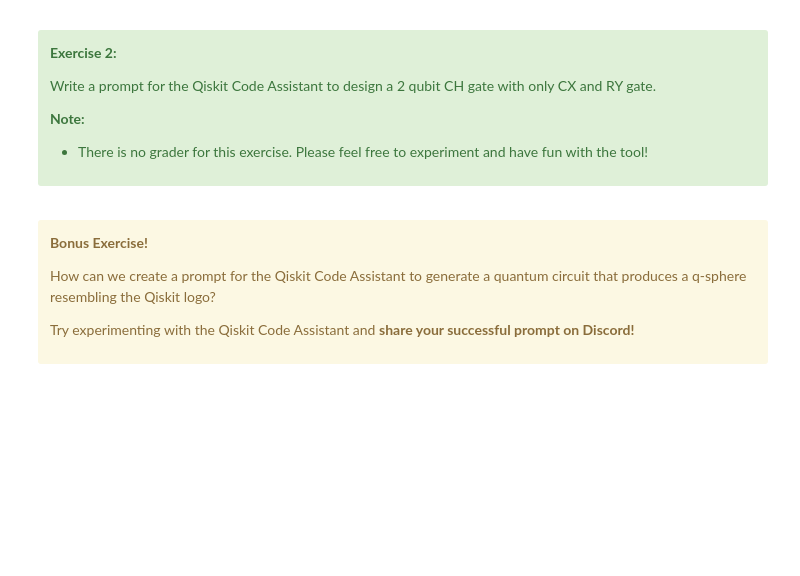
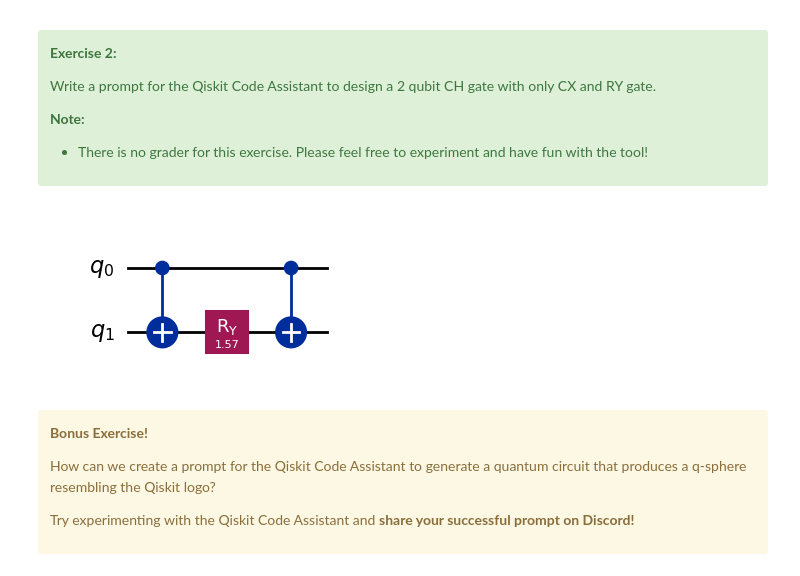
Before and after one commit to qiskit-community/ibm-quantum-challenge-2024, a Jupyter notebook: content/lab_3/lab-3-code-assistant.ipynb, the cells around one changed output. Cells and saved outputs as stored; diff of their text form; code cells hidden in the pictures; blank space fills up the shorter version.

```diff
--- a/content/lab_3/lab-3-code-assistant.ipynb
+++ b/content/lab_3/lab-3-code-assistant.ipynb
@@ -183,7 +230,15 @@ Write a prompt for the Qiskit Code Assistant to design a 2 qubit CH gate with on
 - There is no grader for this exercise. Please feel free to experiment and have fun with the tool!
 </div>
 # %%
-# Enter your prompt here - Delete this line
+# Design a 2 qubit CH gate with only CX and RY gate.
+from qiskit import QuantumCircuit
+qc = QuantumCircuit(2)
+qc.cx(0, 1)
+qc.ry(1.5708, 1)
+qc.cx(0, 1)
+qc.draw('mpl')
+# %% [output]
+[figure, added]
 # %% [markdown]
 <a id="exercise5"></a>
 <div class="alert alert-block alert-warning">
```
Also changed, not shown: parts of 4 cells of this notebook, 1 other file.
